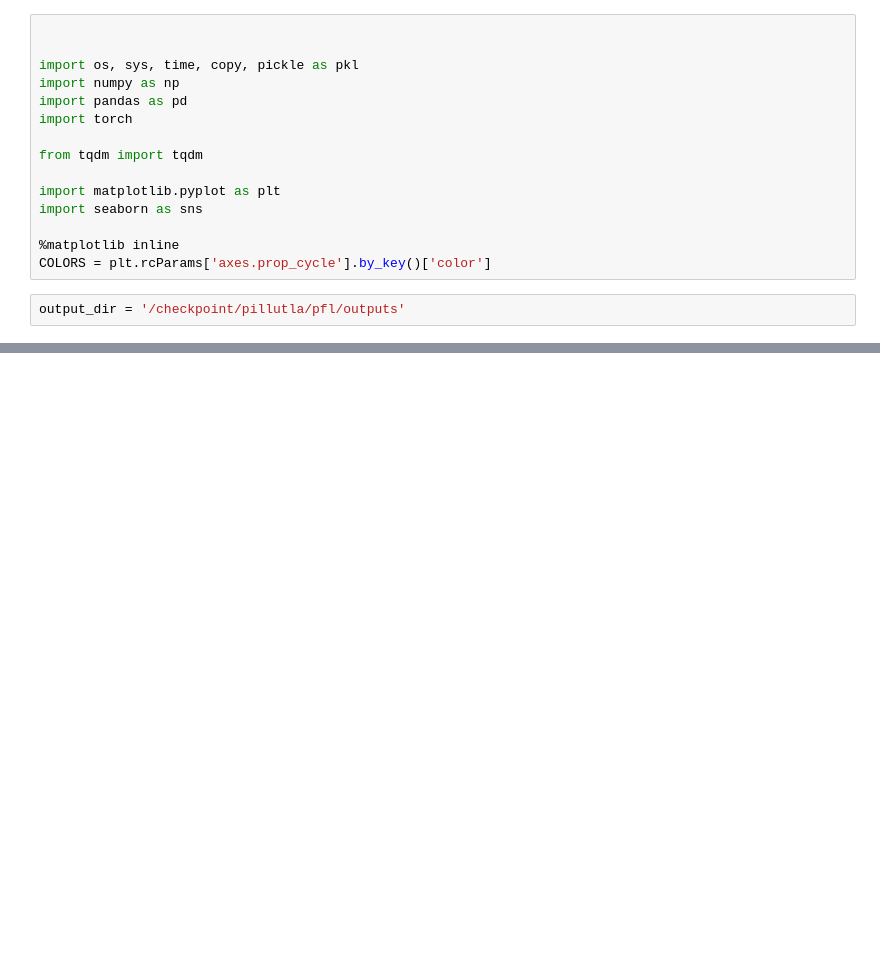
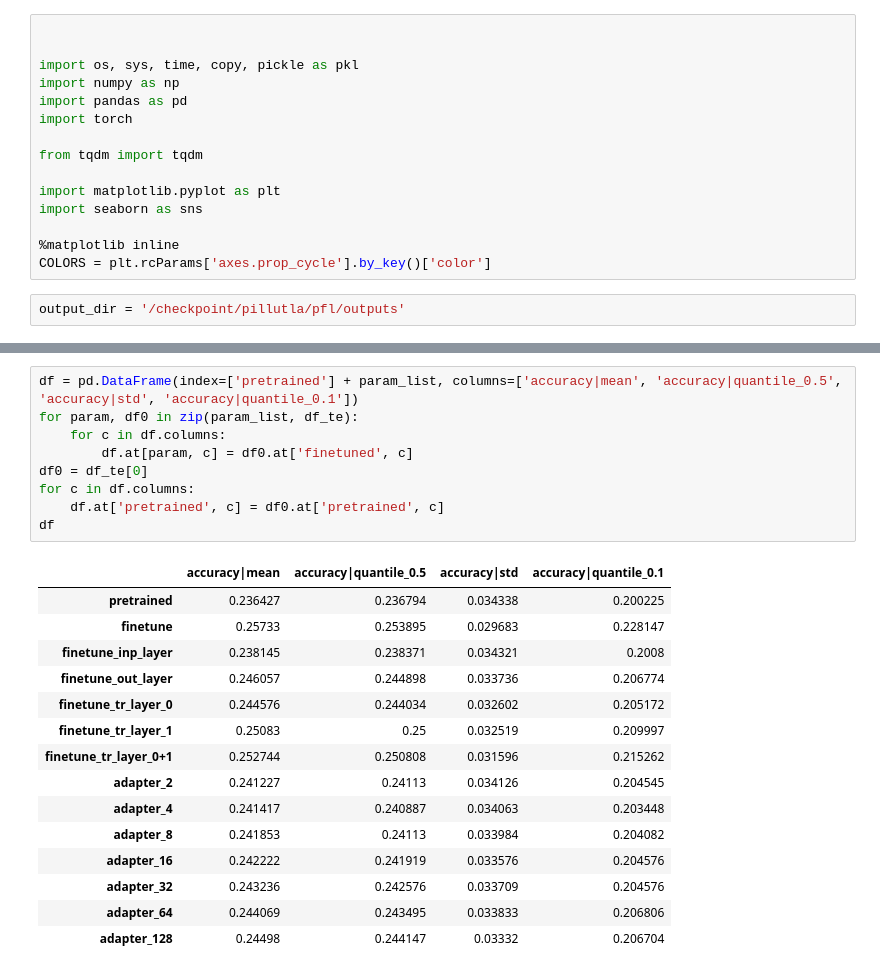
Before and after one commit to facebookresearch/FL_partial_personalization, a Jupyter notebook: parse_outputs.ipynb, the cells around one changed output, grey strips where cells are left out. Cells and saved outputs as stored; diff of their text form; blank space fills up the shorter version.

```diff
--- a/parse_outputs.ipynb
+++ b/parse_outputs.ipynb
@@ -17,0 +47,25 @@ output_dir = '/checkpoint/pillutla/pfl/outputs'
+# %%
+df = pd.DataFrame(index=['pretrained'] + param_list, columns=['accuracy|mean', 'accuracy|quantile_0.5', 'accuracy|std', 'accuracy|quantile_0.1'])
+for param, df0 in zip(param_list, df_te):
+    for c in df.columns:
+        df.at[param, c] = df0.at['finetuned', c]
+df0 = df_te[0]
+for c in df.columns:
+    df.at['pretrained', c] = df0.at['pretrained', c]
+df
+# %% [output]
+|  | accuracy|mean | accuracy|quantile_0.5 | accuracy|std | accuracy|quantile_0.1 |
+| pretrained | 0.236427 | 0.236794 | 0.034338 | 0.200225 |
+| finetune | 0.25733 | 0.253895 | 0.029683 | 0.228147 |
+| finetune_inp_layer | 0.238145 | 0.238371 | 0.034321 | 0.2008 |
+| finetune_out_layer | 0.246057 | 0.244898 | 0.033736 | 0.206774 |
+| finetune_tr_layer_0 | 0.244576 | 0.244034 | 0.032602 | 0.205172 |
+| finetune_tr_layer_1 | 0.25083 | 0.25 | 0.032519 | 0.209997 |
+| finetune_tr_layer_0+1 | 0.252744 | 0.250808 | 0.031596 | 0.215262 |
+| adapter_2 | 0.241227 | 0.24113 | 0.034126 | 0.204545 |
+| adapter_4 | 0.241417 | 0.240887 | 0.034063 | 0.203448 |
+| adapter_8 | 0.241853 | 0.24113 | 0.033984 | 0.204082 |
+| adapter_16 | 0.242222 | 0.241919 | 0.033576 | 0.204576 |
+| adapter_32 | 0.243236 | 0.242576 | 0.033709 | 0.204576 |
+| adapter_64 | 0.244069 | 0.243495 | 0.033833 | 0.206806 |
+| adapter_128 | 0.24498 | 0.244147 | 0.03332 | 0.206704 |
```
Also changed, not shown: parts of 11 cells of this notebook, 16 other files.
